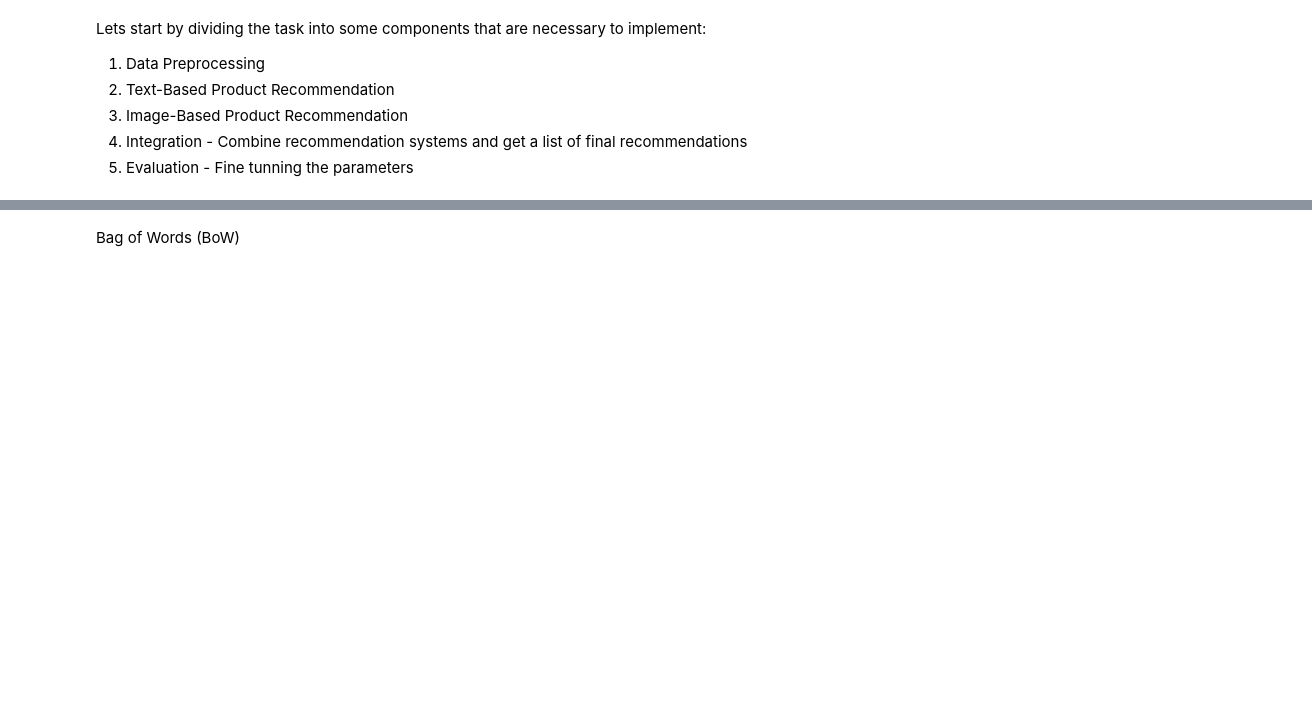
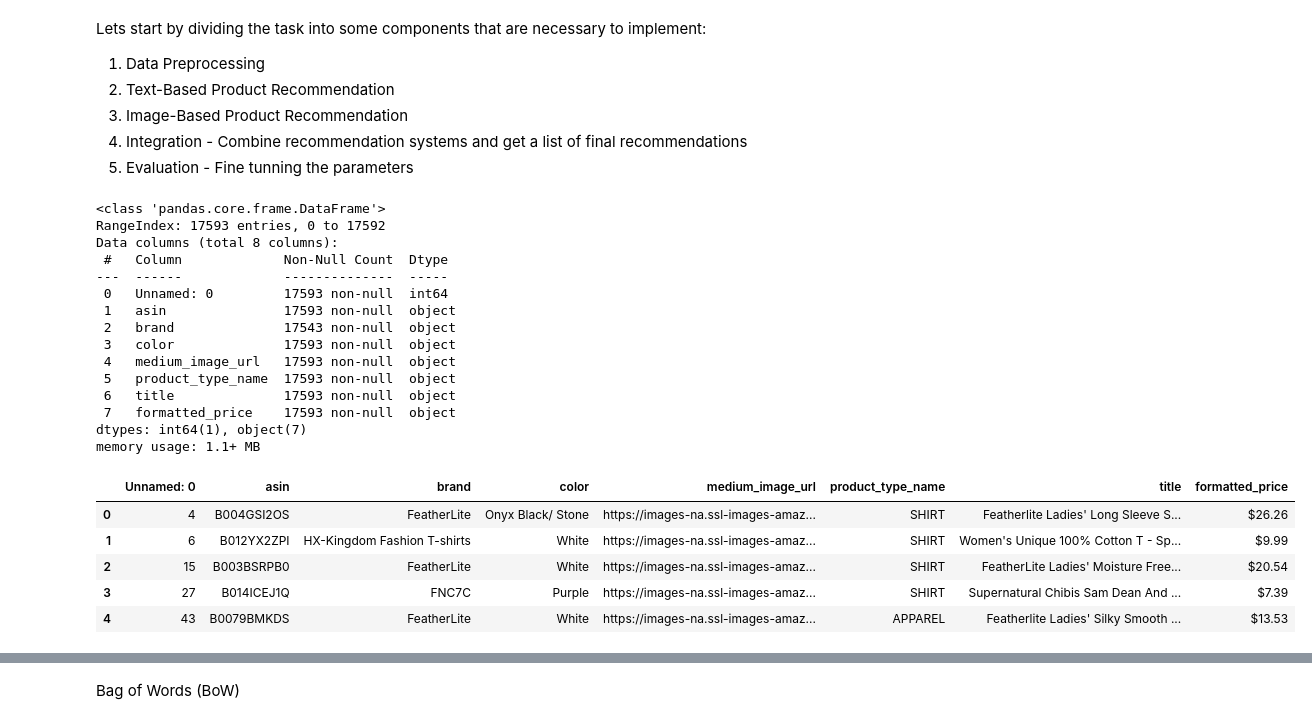
Before and after one commit to Domas7/Content-Based-Recommendation-System, a Jupyter notebook: Recommendation_System.ipynb, the cells around one changed output, grey strips where cells are left out. Saved outputs shown, nothing was run; the diff lists cells and outputs as text; code cells hidden in the pictures; blank space fills up the shorter version.

```diff
--- a/Recommendation_System.ipynb
+++ b/Recommendation_System.ipynb
@@ -6,4 +6,42 @@ Lets start by dividing the task into some components that are necessary to imple
 3. Image-Based Product Recommendation
 4. Integration - Combine recommendation systems and get a list of final recommendations
 5. Evaluation - Fine tunning the parameters
+# %%
+import pandas as pd
+from urllib.request import urlopen
+from PIL import Image
+from io import BytesIO
+import os
+import requests
+
+# Load the dataset
+dataset = pd.read_csv('28k_apparel_data.csv')
+
+
+dataset.info()
+
+# Display the first few rows of the dataframe
+dataset.head()
+# %% [output]
+<class 'pandas.core.frame.DataFrame'>
+RangeIndex: 17593 entries, 0 to 17592
+Data columns (total 8 columns):
+ #   Column             Non-Null Count  Dtype
+---  ------             --------------  -----
+ 0   Unnamed: 0         17593 non-null  int64
+ 1   asin               17593 non-null  object
+ 2   brand              17543 non-null  object
+ 3   color              17593 non-null  object
+ 4   medium_image_url   17593 non-null  object
+ 5   product_type_name  17593 non-null  object
+ 6   title              17593 non-null  object
+ 7   formatted_price    17593 non-null  object
+dtypes: int64(1), object(7)
+memory usage: 1.1+ MB
+|  | Unnamed: 0 | asin | brand | color | medium_image_url | product_type_name | title | formatted_price |
+| 0 | 4 | B004GSI2OS | FeatherLite | Onyx Black/ Stone | https://images-na.ssl-images-amaz... | SHIRT | Featherlite Ladies' Long Sleeve S... | $26.26 |
+| 1 | 6 | B012YX2ZPI | HX-Kingdom Fashion T-shirts | White | https://images-na.ssl-images-amaz... | SHIRT | Women's Unique 100% Cotton T - Sp... | $9.99 |
+| 2 | 15 | B003BSRPB0 | FeatherLite | White | https://images-na.ssl-images-amaz... | SHIRT | FeatherLite Ladies' Moisture Free... | $20.54 |
+| 3 | 27 | B014ICEJ1Q | FNC7C | Purple | https://images-na.ssl-images-amaz... | SHIRT | Supernatural Chibis Sam Dean And ... | $7.39 |
+| 4 | 43 | B0079BMKDS | FeatherLite | White | https://images-na.ssl-images-amaz... | APPAREL | Featherlite Ladies' Silky Smooth ... | $13.53 |
 # %%
```
Also changed, not shown: parts of 11 cells of this notebook.
